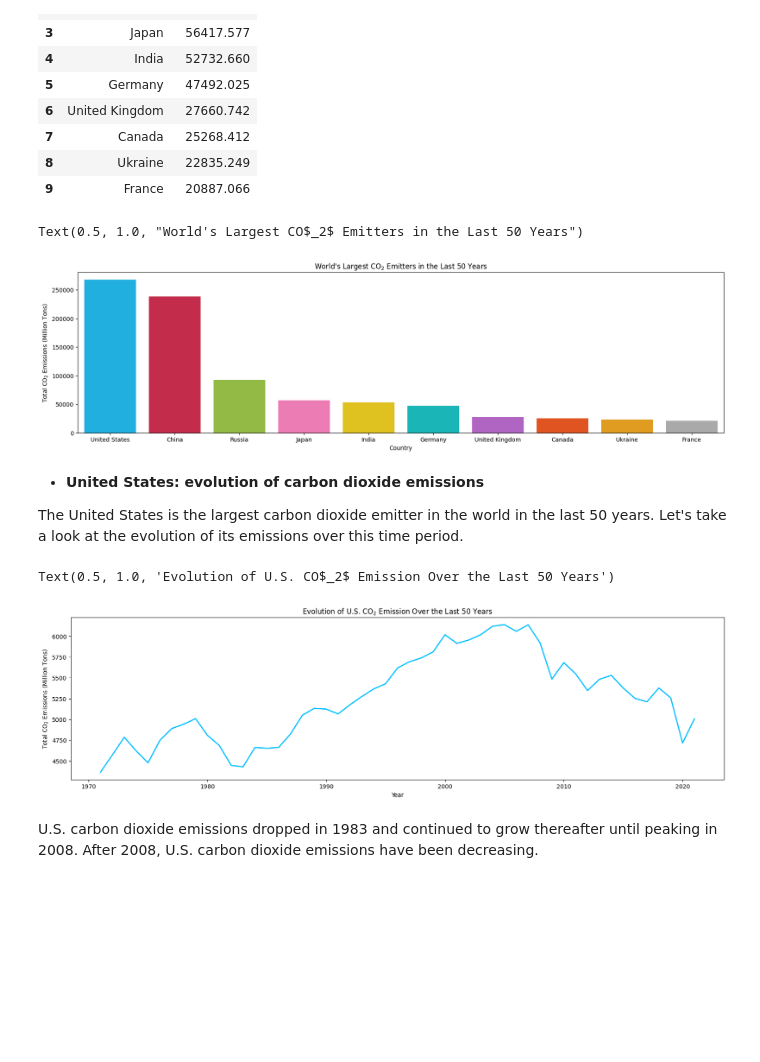
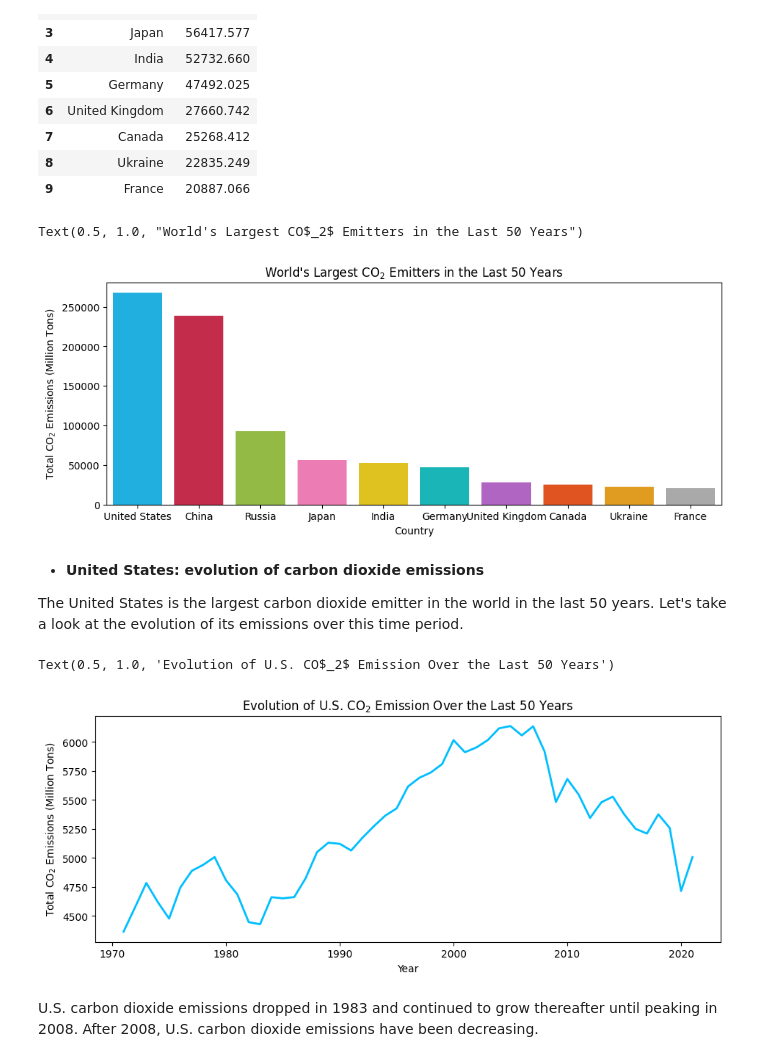
Before and after one commit to herrerovir/Co2-emissions-exploratory-data-analysis, a Jupyter notebook: notebooks/EDA-co2-emissions.ipynb, the cells around one changed output. Cells and saved outputs as stored; diff of their text form; code cells hidden in the pictures; blank space fills up the shorter version.

```diff
--- a/notebooks/EDA-co2-emissions.ipynb
+++ b/notebooks/EDA-co2-emissions.ipynb
@@ -39,7 +40,7 @@ import seaborn as sns
 %matplotlib inline
 # %%
 # Load the dataset
-carbon_emission = pd.read_csv("co2-emissions-dataset.csv")
+carbon_emission = pd.read_csv("../data/raw/co2-emissions-dataset.csv")
 carbon_emission.head()
 # %% [output]
 |  | country | year | iso_code | population | gdp | cement_co2 | cement_co2_per_capita | co2 | ... |
@@ -436,15 +440,15 @@ top_emitters
 | 8 | Ukraine | 22835.249 |
 | 9 | France | 20887.066 |
 # %%
-top_emitters_graph = plt.figure(figsize = (20, 5))
+top_emitters_graph = plt.figure(figsize = (11, 4))
 sns.barplot(top_emitters, x = "country", y = "total_co2", errorbar = None, hue = "country",
             palette = ["deepskyblue", "crimson", "yellowgreen", "hotpink", "gold", "darkturquoise", "mediumorchid", "orangered", "orange", "darkgrey" ])
 plt.xlabel("Country")
 plt.ylabel("Total CO$_2$ Emissions (Million Tons)")
 plt.title("World's Largest CO$_2$ Emitters in the Last 50 Years", size = 12)
 # %% [output]
 Text(0.5, 1.0, "World's Largest CO$_2$ Emitters in the Last 50 Years")
-[figure, old version]
+[figure, new version]
 # %% [markdown]
 * **United States: evolution of carbon dioxide emissions**
 
@@ -452,14 +456,14 @@ The United States is the largest carbon dioxide emitter in the world in the last
 # %%
 united_states = carbon_emission[carbon_emission["country"] == "United States"].reset_index(drop = True)
 # %%
-us_emissions_evolution_graph = plt.figure(figsize = (20, 5))
+us_emissions_evolution_graph = plt.figure(figsize = (11, 4))
 sns.lineplot(united_states, x = "year", y = "total_co2", linewidth = 2, color = "deepskyblue" )
 plt.xlabel("Year")
 plt.ylabel("Total CO$_2$ Emissions (Million Tons)")
 plt.title("Evolution of U.S. CO$_2$ Emission Over the Last 50 Years", size = 12)
 # %% [output]
 Text(0.5, 1.0, 'Evolution of U.S. CO$_2$ Emission Over the Last 50 Years')
-[figure, old version]
+[figure, new version]
 # %% [markdown]
 U.S. carbon dioxide emissions dropped in 1983 and continued to grow thereafter until peaking in 2008. After 2008, U.S. carbon dioxide emissions have been decreasing.
 # %% [markdown]
```
Also changed, not shown: parts of 15 cells of this notebook.
